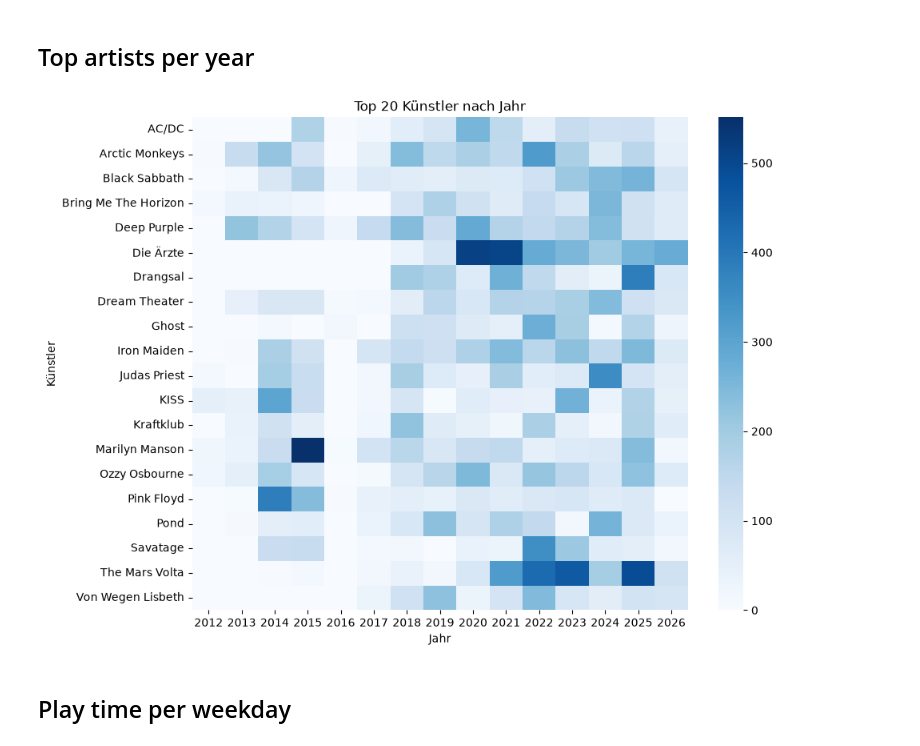
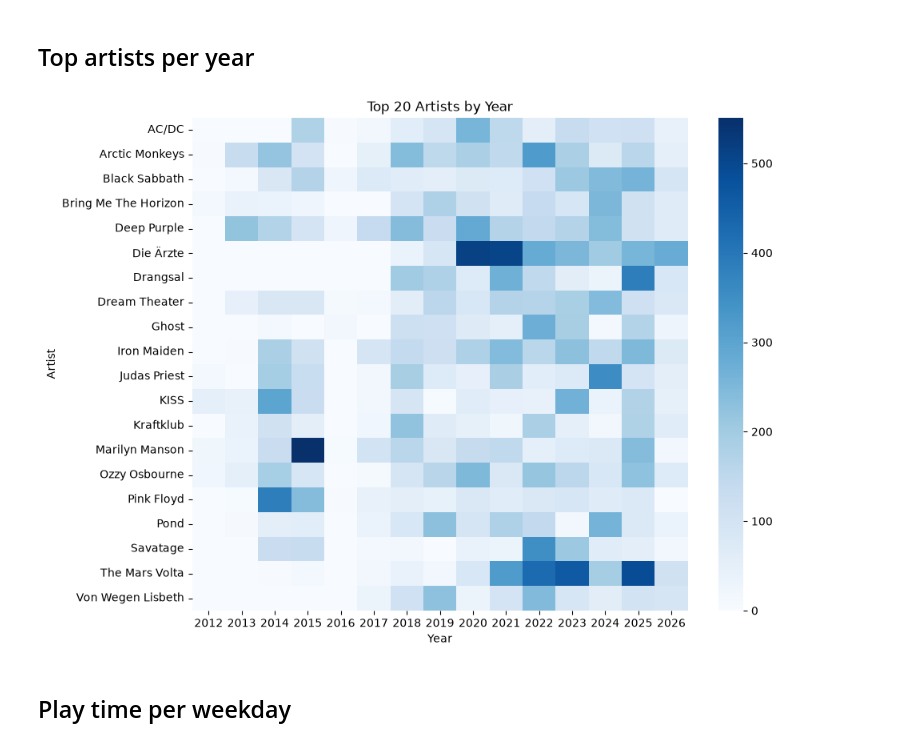
Before and after one commit to sebastianbackes-png/spotify-taste-analysis, a Jupyter notebook: notebooks/02_exploratory_analysis.ipynb, the cells around one changed output. Saved outputs shown, nothing was run; the diff lists cells and outputs as text; code cells hidden in the pictures.

```diff
--- a/notebooks/02_exploratory_analysis.ipynb
+++ b/notebooks/02_exploratory_analysis.ipynb
@@ -233,20 +237,20 @@ heatmap_data = (
 # %%
 plt.figure(figsize=(10, 8))
 
 sns.heatmap(
     heatmap_data,
     annot=False,
     fmt="d",
     cmap="Blues"
 )
 
-plt.title("Top 20 Künstler nach Jahr")
-plt.xlabel("Jahr")
-plt.ylabel("Künstler")
+plt.title("Top 20 Artists by Year")
+plt.xlabel("Year")
+plt.ylabel("Artist")
 
 plt.show()
 # %% [output]
-[figure, old version]
+[figure, new version]
 # %% [markdown]
 ## Play time per weekday
 # %%
```
Also changed, not shown: parts of 5 cells of this notebook, 15 other files.
